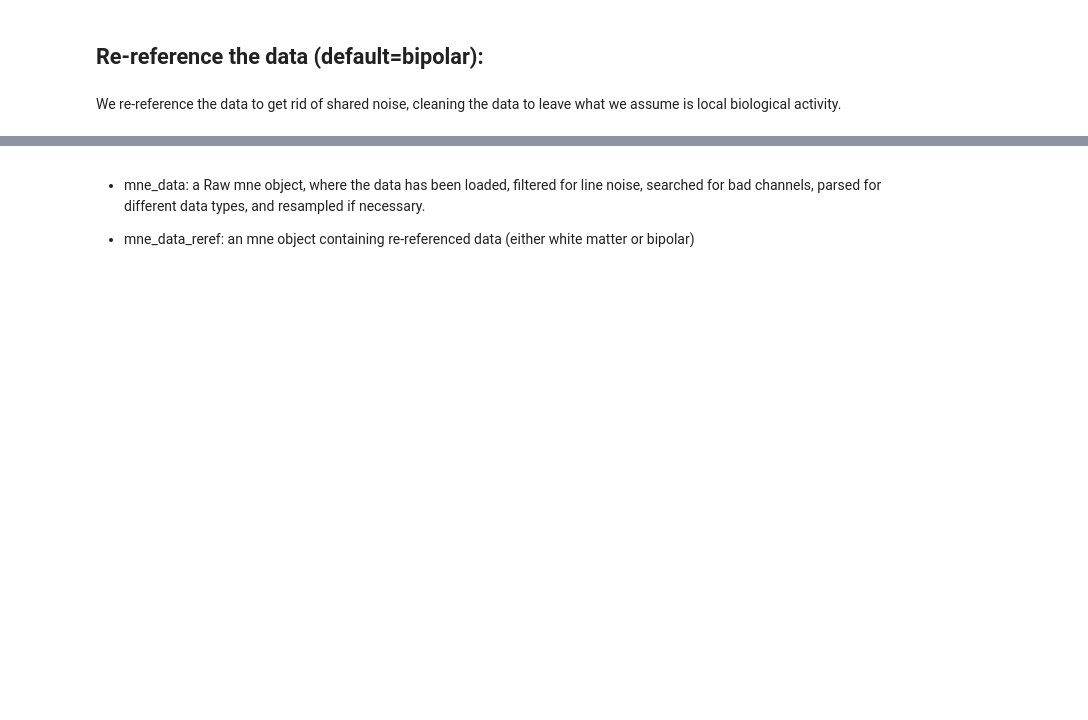
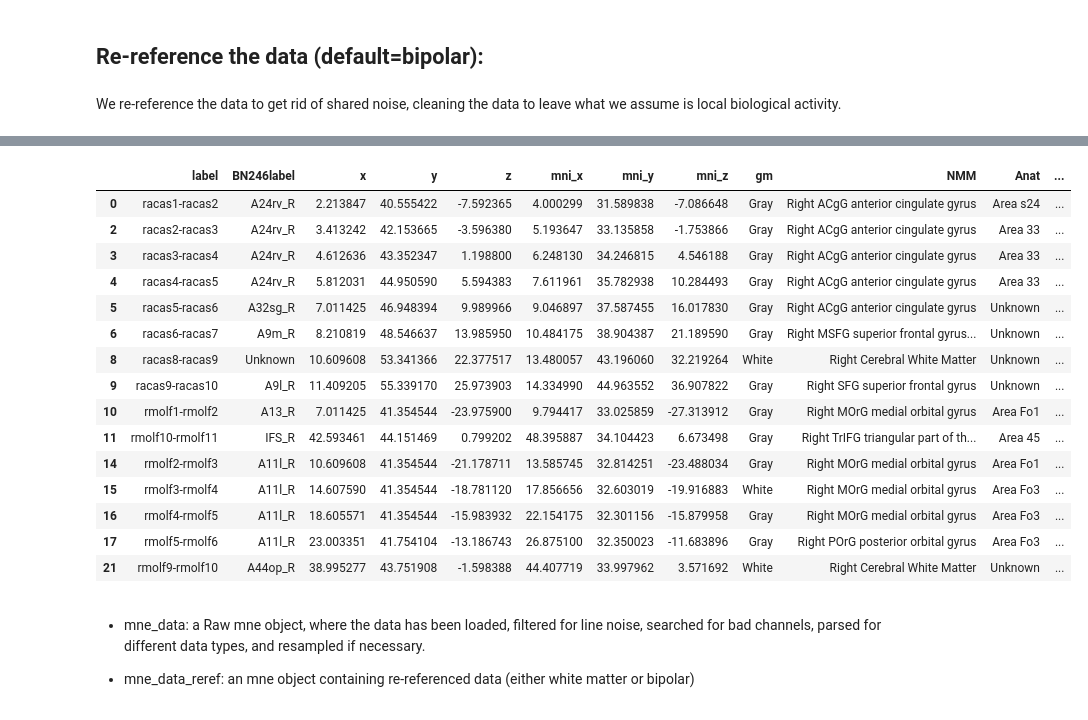
Before and after one commit to seqasim/LFPAnalysis, a Jupyter notebook: scripts/Condensed Notebook.ipynb, the cells around one changed output, grey strips where cells are left out. Cells and saved outputs as stored; diff of their text form; code cells hidden in the pictures; blank space fills up the shorter version.

```diff
--- a/scripts/Condensed Notebook.ipynb
+++ b/scripts/Condensed Notebook.ipynb
@@ -178,3 +196,22 @@ for ix, subj_id in enumerate(subj_ids):
+# %%
+elec_df
+# %% [output]
+|  | label | BN246label | x | y | z | mni_x | mni_y | mni_z | gm | NMM | Anat | ... |
+| 0 | racas1-racas2 | A24rv_R | 2.213847 | 40.555422 | -7.592365 | 4.000299 | 31.589838 | -7.086648 | Gray | Right ACgG anterior cingulate gyrus | Area s24 | ... |
+| 2 | racas2-racas3 | A24rv_R | 3.413242 | 42.153665 | -3.596380 | 5.193647 | 33.135858 | -1.753866 | Gray | Right ACgG anterior cingulate gyrus | Area 33 | ... |
+| 3 | racas3-racas4 | A24rv_R | 4.612636 | 43.352347 | 1.198800 | 6.248130 | 34.246815 | 4.546188 | Gray | Right ACgG anterior cingulate gyrus | Area 33 | ... |
+| 4 | racas4-racas5 | A24rv_R | 5.812031 | 44.950590 | 5.594383 | 7.611961 | 35.782938 | 10.284493 | Gray | Right ACgG anterior cingulate gyrus | Area 33 | ... |
+| 5 | racas5-racas6 | A32sg_R | 7.011425 | 46.948394 | 9.989966 | 9.046897 | 37.587455 | 16.017830 | Gray | Right ACgG anterior cingulate gyrus | Unknown | ... |
+| 6 | racas6-racas7 | A9m_R | 8.210819 | 48.546637 | 13.985950 | 10.484175 | 38.904387 | 21.189590 | Gray | Right MSFG superior frontal gyrus... | Unknown | ... |
+| 8 | racas8-racas9 | Unknown | 10.609608 | 53.341366 | 22.377517 | 13.480057 | 43.196060 | 32.219264 | White | Right Cerebral White Matter | Unknown | ... |
+| 9 | racas9-racas10 | A9l_R | 11.409205 | 55.339170 | 25.973903 | 14.334990 | 44.963552 | 36.907822 | Gray | Right SFG superior frontal gyrus | Unknown | ... |
+| 10 | rmolf1-rmolf2 | A13_R | 7.011425 | 41.354544 | -23.975900 | 9.794417 | 33.025859 | -27.313912 | Gray | Right MOrG medial orbital gyrus | Area Fo1 | ... |
+| 11 | rmolf10-rmolf11 | IFS_R | 42.593461 | 44.151469 | 0.799202 | 48.395887 | 34.104423 | 6.673498 | Gray | Right TrIFG triangular part of th... | Area 45 | ... |
+| 14 | rmolf2-rmolf3 | A11l_R | 10.609608 | 41.354544 | -21.178711 | 13.585745 | 32.814251 | -23.488034 | Gray | Right MOrG medial orbital gyrus | Area Fo1 | ... |
+| 15 | rmolf3-rmolf4 | A11l_R | 14.607590 | 41.354544 | -18.781120 | 17.856656 | 32.603019 | -19.916883 | White | Right MOrG medial orbital gyrus | Area Fo3 | ... |
+| 16 | rmolf4-rmolf5 | A11l_R | 18.605571 | 41.354544 | -15.983932 | 22.154175 | 32.301156 | -15.879958 | Gray | Right MOrG medial orbital gyrus | Area Fo3 | ... |
+| 17 | rmolf5-rmolf6 | A11l_R | 23.003351 | 41.754104 | -13.186743 | 26.875100 | 32.350023 | -11.683896 | Gray | Right POrG posterior orbital gyrus | Area Fo3 | ... |
+| 21 | rmolf9-rmolf10 | A44op_R | 38.995277 | 43.751908 | -1.598388 | 44.407719 | 33.997962 | 3.571692 | White | Right Cerebral White Matter | Unknown | ... |
 # %% [markdown]
  - mne_data: a Raw mne object, where the data has been loaded, filtered for line noise, searched for bad channels, parsed for different data types, and resampled if necessary.
 
```
Also changed, not shown: parts of 13 cells of this notebook, 13 other files.
